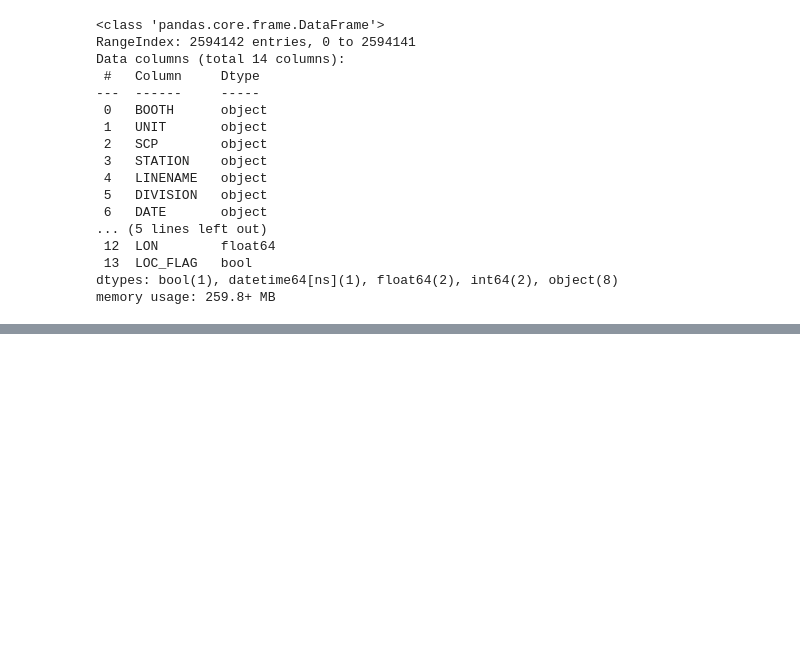
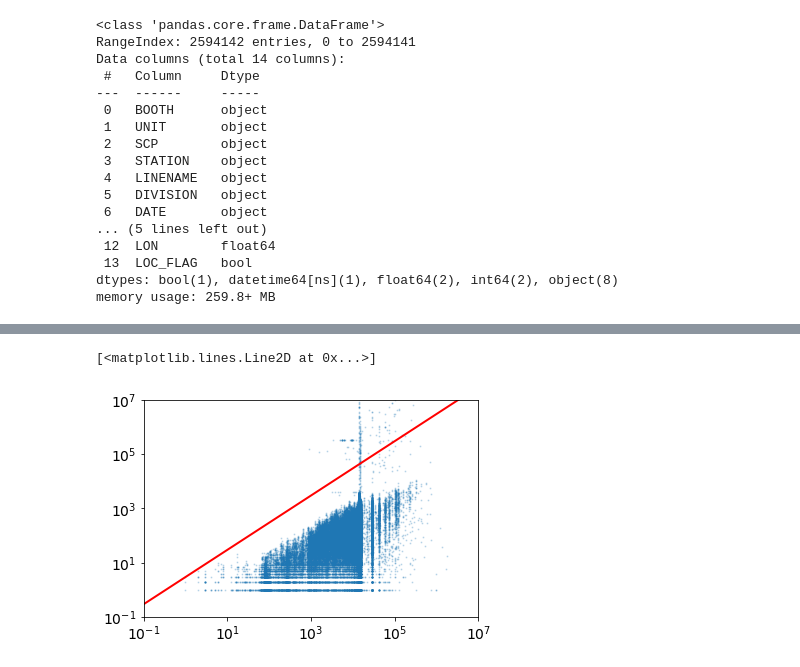
Before and after one commit to hmlewis-astro/mta_analysis, a Jupyter notebook: mta_heat.ipynb, the cells around one changed output, grey strips where cells are left out. Saved outputs shown, nothing was run; the diff lists cells and outputs as text; code cells hidden in the pictures; blank space fills up the shorter version.

```diff
--- a/mta_heat.ipynb
+++ b/mta_heat.ipynb
@@ -152,0 +245,15 @@ mta_df.reset_index(inplace=True)
+# %%
+#TODO: delete in python script
+plt.scatter(mta_df['DELTA_DATE_TIME_SEC'], np.abs(mta_df['ENTRIES'] - mta_df['PREV_ENTRIES']), s=1, alpha=0.2)
+plt.xscale('log')
+plt.yscale('log')
+
+plt.xlim(0.1,1e7)
+plt.ylim(0.1,1e7)
+
+x = np.arange(0.1,1e7,10000)
+y = x*3
+plt.plot(x,y,color='r')
+# %% [output]
+[<matplotlib.lines.Line2D at 0x...>]
+[figure, added]
```
Also changed, not shown: parts of 39 cells of this notebook, 2 other files.
